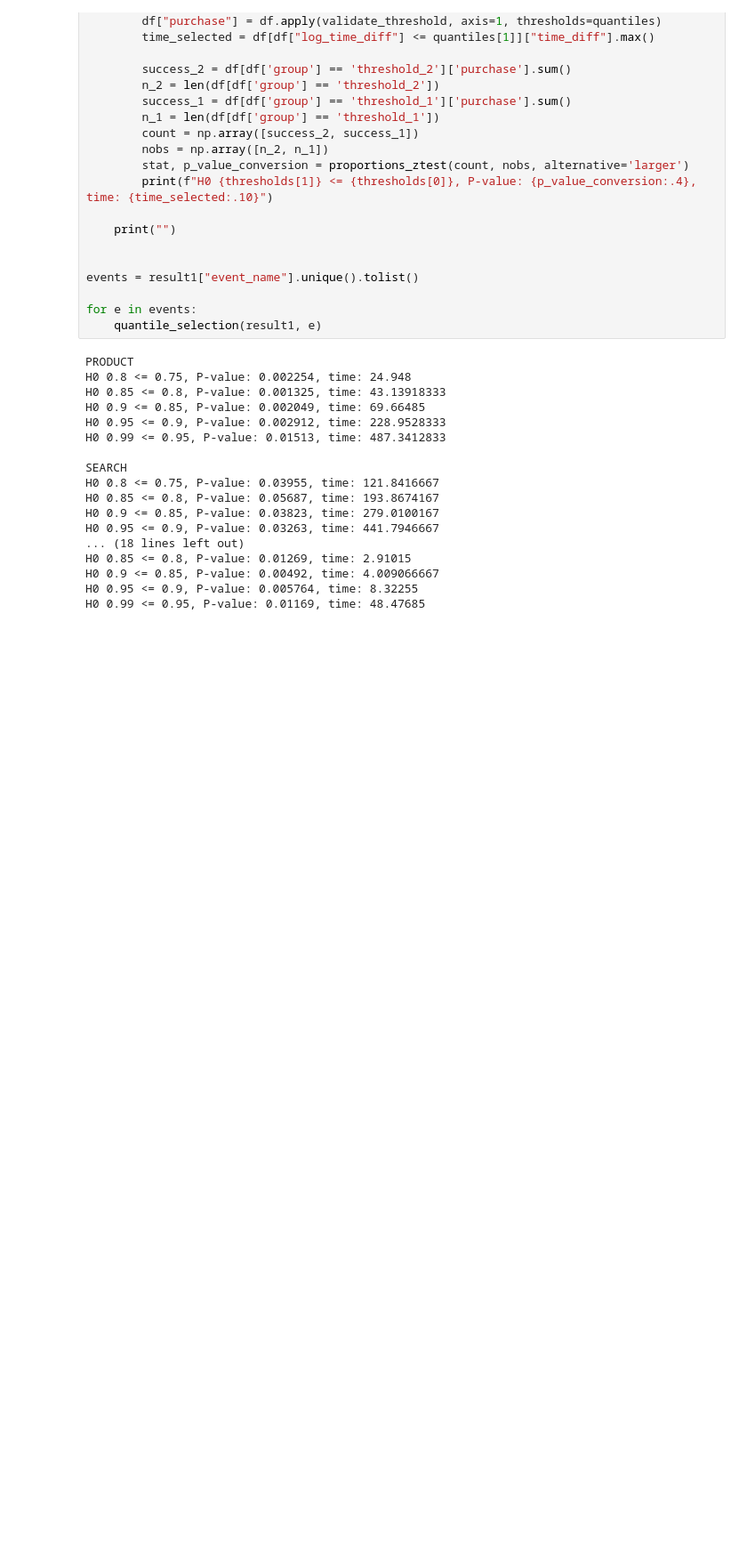
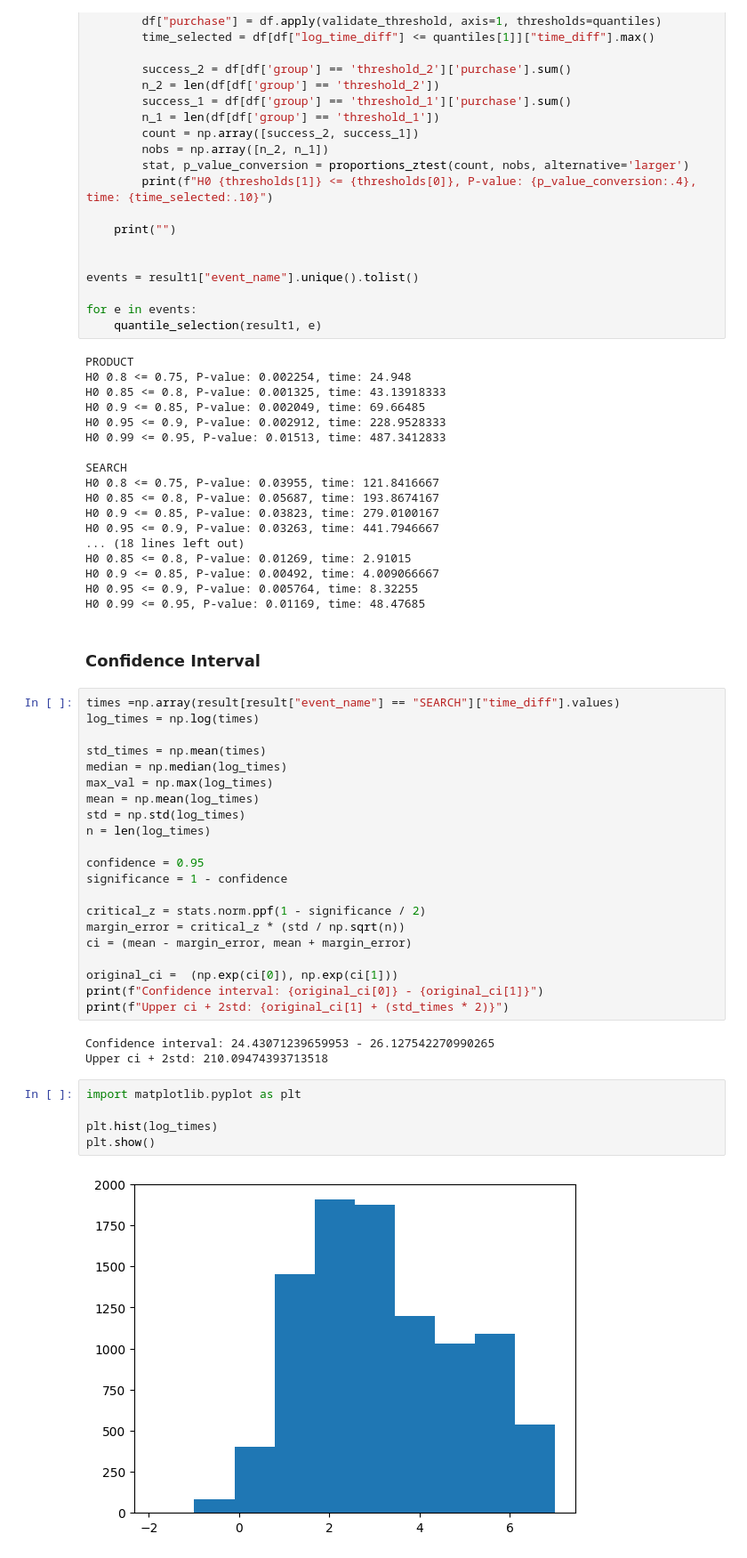
Before and after one commit to Cristhianrg1/experiments_ab_testing, a Jupyter notebook: notebooks/time_window_analysis.ipynb, the cells around one changed output. Shown: that part at 89% size. Drawn from its saved outputs; the diff is of its cells as text; blank space fills up the shorter version.

```diff
--- a/notebooks/time_window_analysis.ipynb
+++ b/notebooks/time_window_analysis.ipynb
@@ -252,3 +256,36 @@ H0 0.85 <= 0.8, P-value: 0.01269, time: 2.91015
 H0 0.9 <= 0.85, P-value: 0.00492, time: 4.009066667
 H0 0.95 <= 0.9, P-value: 0.005764, time: 8.32255
 H0 0.99 <= 0.95, P-value: 0.01169, time: 48.47685
+# %% [markdown]
+### Confidence Interval
+# %%
+times =np.array(result[result["event_name"] == "SEARCH"]["time_diff"].values)
+log_times = np.log(times)
+
+std_times = np.mean(times)
+median = np.median(log_times)
+max_val = np.max(log_times)
+mean = np.mean(log_times)
+std = np.std(log_times)
+n = len(log_times)
+
+confidence = 0.95
+significance = 1 - confidence
+
+critical_z = stats.norm.ppf(1 - significance / 2)
+margin_error = critical_z * (std / np.sqrt(n))
+ci = (mean - margin_error, mean + margin_error)
+
+original_ci =  (np.exp(ci[0]), np.exp(ci[1]))
+print(f"Confidence interval: {original_ci[0]} - {original_ci[1]}")
+print(f"Upper ci + 2std: {original_ci[1] + (std_times * 2)}")
+# %% [output]
+Confidence interval: 24.43071239659953 - 26.127542270990265
+Upper ci + 2std: 210.09474393713518
+# %%
+import matplotlib.pyplot as plt
+
+plt.hist(log_times)
+plt.show()
+# %% [output]
+[figure, added]
```
Also changed, not shown: parts of 9 cells of this notebook, 16 other files.
